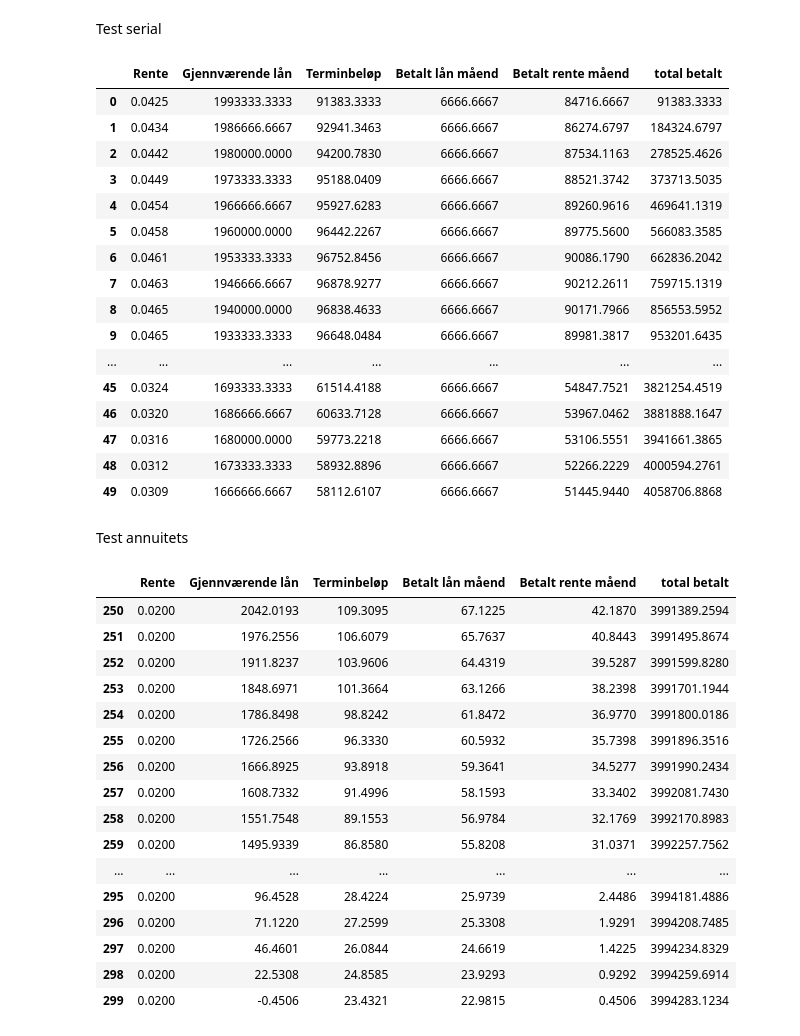
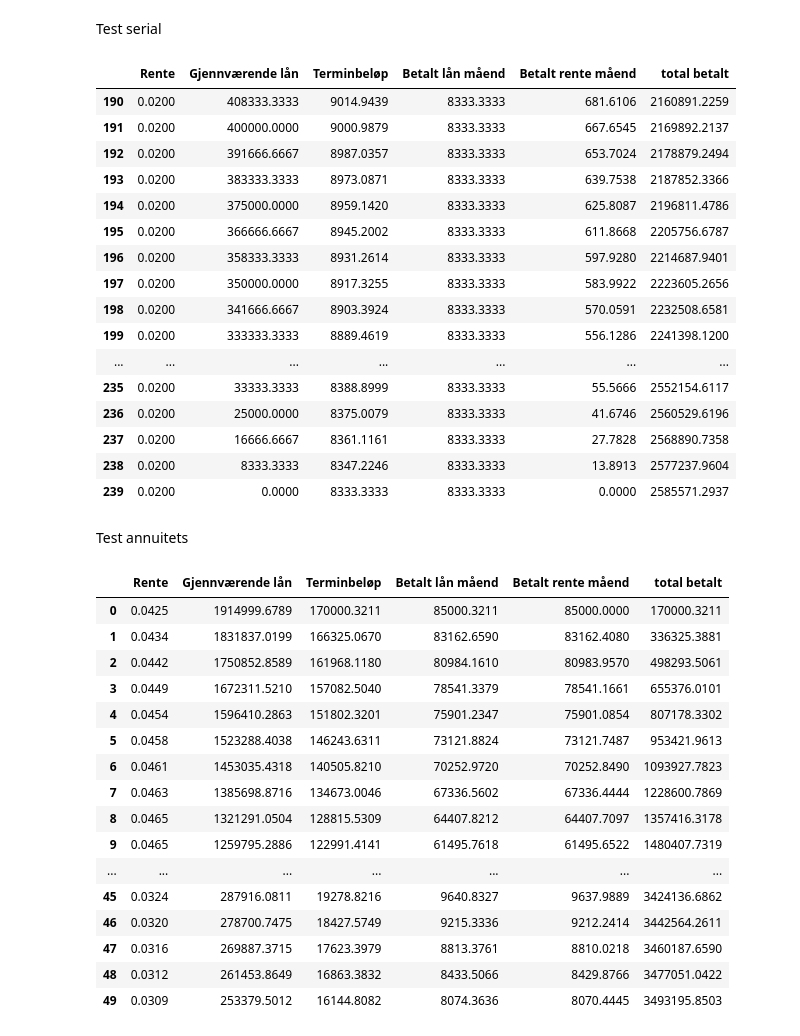
Before and after one commit to 591118/ProsjektADAH2023, a Jupyter notebook: rente.ipynb, the cells around one changed output. Drawn from its saved outputs; the diff is of its cells as text; code cells hidden in the pictures.

```diff
--- a/rente.ipynb
+++ b/rente.ipynb
@@ -85,14 +85,13 @@ def serielan_kalkulator(lanbelop, renteliste, antall_ar):
     terminer = antall_ar * 12
     monthly_payments = []
     avdrag = lanbelop/terminer
-    lanet = lanbelop
     total_betalt = 0
 
-    for monthly_interest_rate in renteliste:
+    for i, monthly_interest_rate in enumerate(renteliste):
 
         lanbelop = lanbelop - avdrag
 
-        rentebeløp = lanbelop * monthly_interest_rate
+        rentebeløp = (lanbelop * monthly_interest_rate)/12
 
         terminbetaling = avdrag + rentebeløp
 
@@ -107,6 +106,9 @@ def serielan_kalkulator(lanbelop, renteliste, antall_ar):
             "total betalt": total_betalt
         })
 
+        if i + 1 == terminer:
+            break
+
     # Create the DataFrame
     result_df = pd.DataFrame(monthly_payments)
 
@@ -118,28 +120,28 @@ def serielan_kalkulator(lanbelop, renteliste, antall_ar):
 Test serial
 # %%
 lan = 2000000
-aar = 25
+aar = 20
 # %%
 serie = serielan_kalkulator(lan , rente , aar)
-serie.head(50)
+serie.tail(50)
 # %% [output]
 |  | Rente | Gjennværende lån | Terminbeløp | Betalt lån måend | Betalt rente måend | total betalt |
-| 0 | 0.0425 | 1993333.3333 | 91383.3333 | 6666.6667 | 84716.6667 | 91383.3333 |
-| 1 | 0.0434 | 1986666.6667 | 92941.3463 | 6666.6667 | 86274.6797 | 184324.6797 |
-| 2 | 0.0442 | 1980000.0000 | 94200.7830 | 6666.6667 | 87534.1163 | 278525.4626 |
-| 3 | 0.0449 | 1973333.3333 | 95188.0409 | 6666.6667 | 88521.3742 | 373713.5035 |
-| 4 | 0.0454 | 1966666.6667 | 95927.6283 | 6666.6667 | 89260.9616 | 469641.1319 |
-| 5 | 0.0458 | 1960000.0000 | 96442.2267 | 6666.6667 | 89775.5600 | 566083.3585 |
-| 6 | 0.0461 | 1953333.3333 | 96752.8456 | 6666.6667 | 90086.1790 | 662836.2042 |
-| 7 | 0.0463 | 1946666.6667 | 96878.9277 | 6666.6667 | 90212.2611 | 759715.1319 |
-| 8 | 0.0465 | 1940000.0000 | 96838.4633 | 6666.6667 | 90171.7966 | 856553.5952 |
-| 9 | 0.0465 | 1933333.3333 | 96648.0484 | 6666.6667 | 89981.3817 | 953201.6435 |
+| 190 | 0.0200 | 408333.3333 | 9014.9439 | 8333.3333 | 681.6106 | 2160891.2259 |
+| 191 | 0.0200 | 400000.0000 | 9000.9879 | 8333.3333 | 667.6545 | 2169892.2137 |
+| 192 | 0.0200 | 391666.6667 | 8987.0357 | 8333.3333 | 653.7024 | 2178879.2494 |
+| 193 | 0.0200 | 383333.3333 | 8973.0871 | 8333.3333 | 639.7538 | 2187852.3366 |
+| 194 | 0.0200 | 375000.0000 | 8959.1420 | 8333.3333 | 625.8087 | 2196811.4786 |
+| 195 | 0.0200 | 366666.6667 | 8945.2002 | 8333.3333 | 611.8668 | 2205756.6787 |
+| 196 | 0.0200 | 358333.3333 | 8931.2614 | 8333.3333 | 597.9280 | 2214687.9401 |
+| 197 | 0.0200 | 350000.0000 | 8917.3255 | 8333.3333 | 583.9922 | 2223605.2656 |
+| 198 | 0.0200 | 341666.6667 | 8903.3924 | 8333.3333 | 570.0591 | 2232508.6581 |
+| 199 | 0.0200 | 333333.3333 | 8889.4619 | 8333.3333 | 556.1286 | 2241398.1200 |
 | ... | ... | ... | ... | ... | ... | ... |
-| 45 | 0.0324 | 1693333.3333 | 61514.4188 | 6666.6667 | 54847.7521 | 3821254.4519 |
-| 46 | 0.0320 | 1686666.6667 | 60633.7128 | 6666.6667 | 53967.0462 | 3881888.1647 |
-| 47 | 0.0316 | 1680000.0000 | 59773.2218 | 6666.6667 | 53106.5551 | 3941661.3865 |
-| 48 | 0.0312 | 1673333.3333 | 58932.8896 | 6666.6667 | 52266.2229 | 4000594.2761 |
-| 49 | 0.0309 | 1666666.6667 | 58112.6107 | 6666.6667 | 51445.9440 | 4058706.8868 |
+| 235 | 0.0200 | 33333.3333 | 8388.8999 | 8333.3333 | 55.5666 | 2552154.6117 |
+| 236 | 0.0200 | 25000.0000 | 8375.0079 | 8333.3333 | 41.6746 | 2560529.6196 |
+| 237 | 0.0200 | 16666.6667 | 8361.1161 | 8333.3333 | 27.7828 | 2568890.7358 |
+| 238 | 0.0200 | 8333.3333 | 8347.2246 | 8333.3333 | 13.8913 | 2577237.9604 |
+| 239 | 0.0200 | 0.0000 | 8333.3333 | 8333.3333 | 0.0000 | 2585571.2937 |
 # %%
 import pandas as pd
 
@@ -184,22 +186,22 @@ Test annuitets
 # %%
 annu = annuitetslan_kalkulator(lan , rente , aar)
 # %%
-annu.tail(50)
+annu.head(50)
 # %% [output]
 |  | Rente | Gjennværende lån | Terminbeløp | Betalt lån måend | Betalt rente måend | total betalt |
-| 250 | 0.0200 | 2042.0193 | 109.3095 | 67.1225 | 42.1870 | 3991389.2594 |
-| 251 | 0.0200 | 1976.2556 | 106.6079 | 65.7637 | 40.8443 | 3991495.8674 |
-| 252 | 0.0200 | 1911.8237 | 103.9606 | 64.4319 | 39.5287 | 3991599.8280 |
-| 253 | 0.0200 | 1848.6971 | 101.3664 | 63.1266 | 38.2398 | 3991701.1944 |
-| 254 | 0.0200 | 1786.8498 | 98.8242 | 61.8472 | 36.9770 | 3991800.0186 |
-| 255 | 0.0200 | 1726.2566 | 96.3330 | 60.5932 | 35.7398 | 3991896.3516 |
-| 256 | 0.0200 | 1666.8925 | 93.8918 | 59.3641 | 34.5277 | 3991990.2434 |
-| 257 | 0.0200 | 1608.7332 | 91.4996 | 58.1593 | 33.3402 | 3992081.7430 |
-| 258 | 0.0200 | 1551.7548 | 89.1553 | 56.9784 | 32.1769 | 3992170.8983 |
-| 259 | 0.0200 | 1495.9339 | 86.8580 | 55.8208 | 31.0371 | 3992257.7562 |
+| 0 | 0.0425 | 1914999.6789 | 170000.3211 | 85000.3211 | 85000.0000 | 170000.3211 |
+| 1 | 0.0434 | 1831837.0199 | 166325.0670 | 83162.6590 | 83162.4080 | 336325.3881 |
+| 2 | 0.0442 | 1750852.8589 | 161968.1180 | 80984.1610 | 80983.9570 | 498293.5061 |
+| 3 | 0.0449 | 1672311.5210 | 157082.5040 | 78541.3379 | 78541.1661 | 655376.0101 |
+| 4 | 0.0454 | 1596410.2863 | 151802.3201 | 75901.2347 | 75901.0854 | 807178.3302 |
+| 5 | 0.0458 | 1523288.4038 | 146243.6311 | 73121.8824 | 73121.7487 | 953421.9613 |
+| 6 | 0.0461 | 1453035.4318 | 140505.8210 | 70252.9720 | 70252.8490 | 1093927.7823 |
+| 7 | 0.0463 | 1385698.8716 | 134673.0046 | 67336.5602 | 67336.4444 | 1228600.7869 |
+| 8 | 0.0465 | 1321291.0504 | 128815.5309 | 64407.8212 | 64407.7097 | 1357416.3178 |
+| 9 | 0.0465 | 1259795.2886 | 122991.4141 | 61495.7618 | 61495.6522 | 1480407.7319 |
 | ... | ... | ... | ... | ... | ... | ... |
-| 295 | 0.0200 | 96.4528 | 28.4224 | 25.9739 | 2.4486 | 3994181.4886 |
-| 296 | 0.0200 | 71.1220 | 27.2599 | 25.3308 | 1.9291 | 3994208.7485 |
-| 297 | 0.0200 | 46.4601 | 26.0844 | 24.6619 | 1.4225 | 3994234.8329 |
-| 298 | 0.0200 | 22.5308 | 24.8585 | 23.9293 | 0.9292 | 3994259.6914 |
-| 299 | 0.0200 | -0.4506 | 23.4321 | 22.9815 | 0.4506 | 3994283.1234 |
+| 45 | 0.0324 | 287916.0811 | 19278.8216 | 9640.8327 | 9637.9889 | 3424136.6862 |
+| 46 | 0.0320 | 278700.7475 | 18427.5749 | 9215.3336 | 9212.2414 | 3442564.2611 |
+| 47 | 0.0316 | 269887.3715 | 17623.3979 | 8813.3761 | 8810.0218 | 3460187.6590 |
+| 48 | 0.0312 | 261453.8649 | 16863.3832 | 8433.5066 | 8429.8766 | 3477051.0422 |
+| 49 | 0.0309 | 253379.5012 | 16144.8082 | 8074.3636 | 8070.4445 | 3493195.8503 |
```
